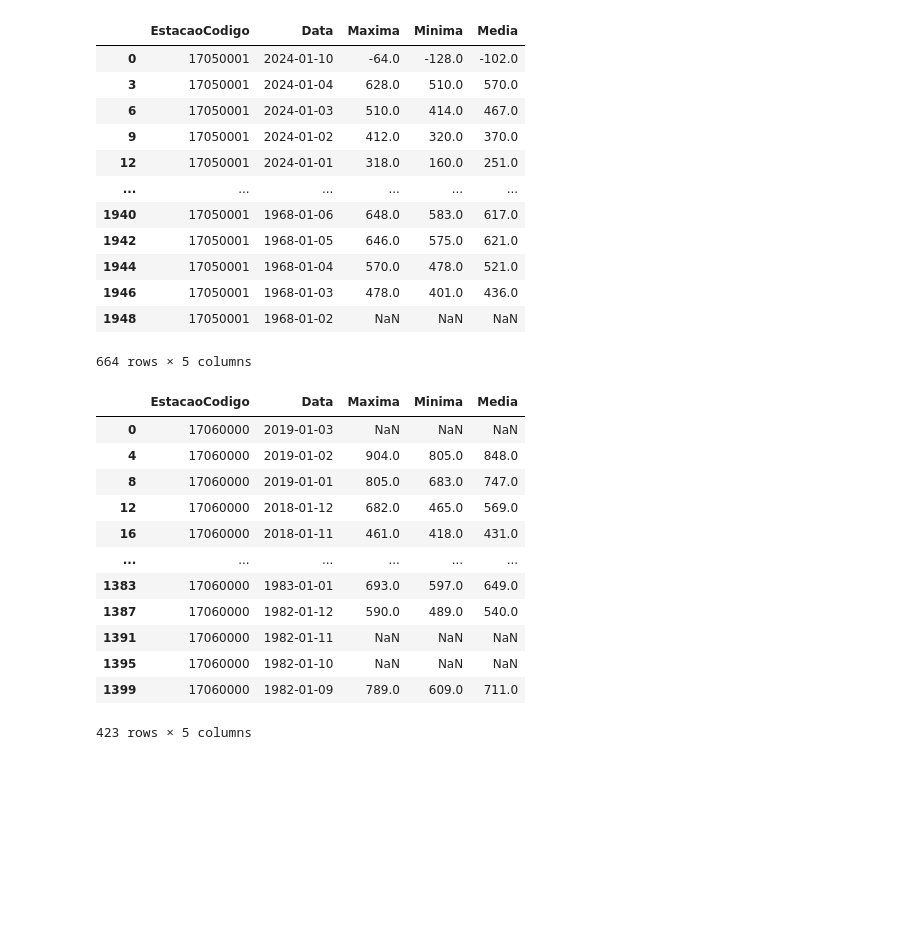
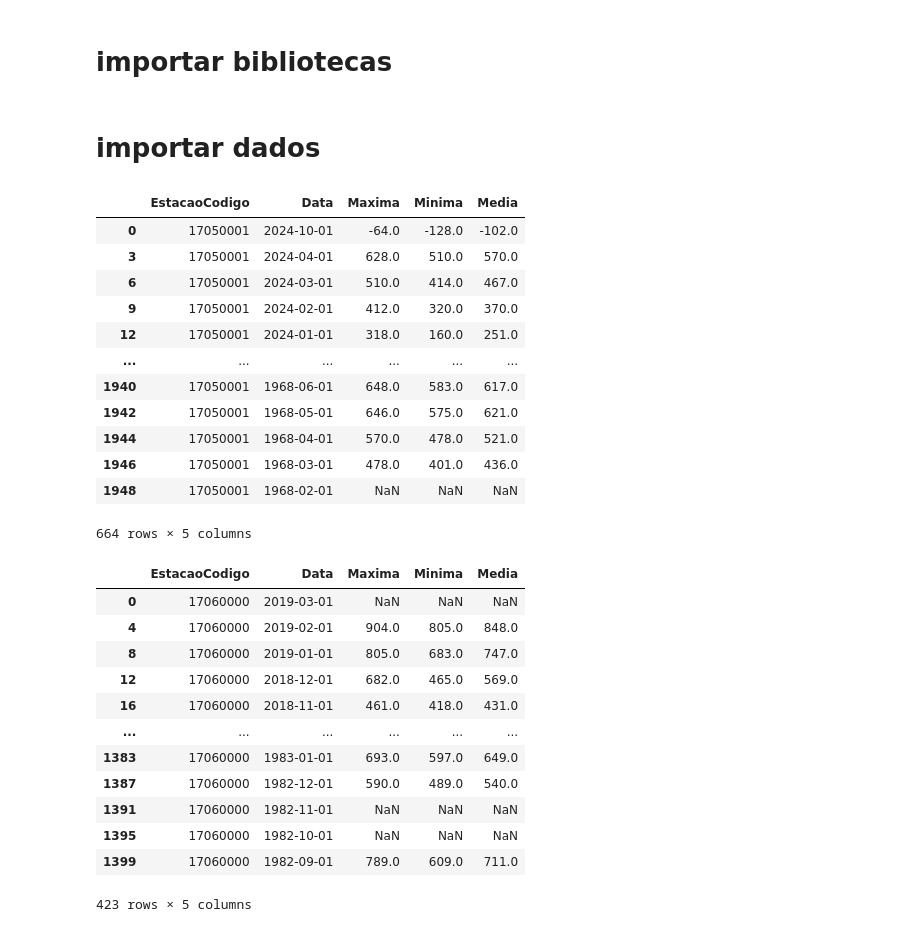
Before and after one commit to larissavaladao/py6s_harmonize_sample, a Jupyter notebook: 6. parameters_by_period/1.set_periods.ipynb, the cells around one changed output. Cells and saved outputs as stored; diff of their text form; code cells hidden in the pictures; blank space fills up the shorter version.

```diff
--- a/6. parameters_by_period/1.set_periods.ipynb
+++ b/6. parameters_by_period/1.set_periods.ipynb
@@ -1,49 +1,55 @@
 # %% [markdown]
 <a href="https://colab.research.google.com/github/larissavaladao/time_series_curuai/blob/main/6.%20parameters_by_period/1.set_periods.ipynb" target="_parent"><img src="https://colab.research.google.com/assets/colab-badge.svg" alt="Open In Colab"/></a>
+# %% [markdown]
+# importar bibliotecas
 # %%
 import pandas as pd
 import numpy as np
 import matplotlib.pyplot as plt
 import seaborn as sns
+# %% [markdown]
+# importar dados
 # %%
 #dados obidos = cotas
+#eliminar dados duplicados para o mesmo dia
 obidos = pd.read_csv('/content/drive/MyDrive/CURUAI_PROCESS/17050001_Cotas.csv').drop_duplicates(subset=['Data'])
 obidos = obidos[['EstacaoCodigo', 'Data',  'Maxima', 'Minima', 'Media' ]].copy()
-obidos['Data'] = pd.to_datetime(obidos['Data'])
+obidos['Data'] = pd.to_datetime(obidos['Data'],dayfirst=True )
 obidos
 # %% [output]
 |  | EstacaoCodigo | Data | Maxima | Minima | Media |
-| 0 | 17050001 | 2024-01-10 | -64.0 | -128.0 | -102.0 |
-| 3 | 17050001 | 2024-01-04 | 628.0 | 510.0 | 570.0 |
-| 6 | 17050001 | 2024-01-03 | 510.0 | 414.0 | 467.0 |
-| 9 | 17050001 | 2024-01-02 | 412.0 | 320.0 | 370.0 |
+| 0 | 17050001 | 2024-10-01 | -64.0 | -128.0 | -102.0 |
+| 3 | 17050001 | 2024-04-01 | 628.0 | 510.0 | 570.0 |
+| 6 | 17050001 | 2024-03-01 | 510.0 | 414.0 | 467.0 |
+| 9 | 17050001 | 2024-02-01 | 412.0 | 320.0 | 370.0 |
 | 12 | 17050001 | 2024-01-01 | 318.0 | 160.0 | 251.0 |
 | ... | ... | ... | ... | ... | ... |
-| 1940 | 17050001 | 1968-01-06 | 648.0 | 583.0 | 617.0 |
-| 1942 | 17050001 | 1968-01-05 | 646.0 | 575.0 | 621.0 |
-| 1944 | 17050001 | 1968-01-04 | 570.0 | 478.0 | 521.0 |
-| 1946 | 17050001 | 1968-01-03 | 478.0 | 401.0 | 436.0 |
-| 1948 | 17050001 | 1968-01-02 | NaN | NaN | NaN |
+| 1940 | 17050001 | 1968-06-01 | 648.0 | 583.0 | 617.0 |
+| 1942 | 17050001 | 1968-05-01 | 646.0 | 575.0 | 621.0 |
+| 1944 | 17050001 | 1968-04-01 | 570.0 | 478.0 | 521.0 |
+| 1946 | 17050001 | 1968-03-01 | 478.0 | 401.0 | 436.0 |
+| 1948 | 17050001 | 1968-02-01 | NaN | NaN | NaN |
 664 rows × 5 columns
 # %%
 # dados curuai = cotas
+#eliminar dados duplicados para o mesmo dia
 curuai = pd.read_csv('/content/drive/MyDrive/CURUAI_PROCESS/17060000_Cotas.csv').drop_duplicates(subset=['Data'])
 curuai = curuai[['EstacaoCodigo', 'Data',  'Maxima', 'Minima', 'Media' ]].copy()
-curuai['Data'] = pd.to_datetime(curuai['Data'])
+curuai['Data'] = pd.to_datetime(curuai['Data'],dayfirst=True)
 curuai
 # %% [output]
 |  | EstacaoCodigo | Data | Maxima | Minima | Media |
-| 0 | 17060000 | 2019-01-03 | NaN | NaN | NaN |
-| 4 | 17060000 | 2019-01-02 | 904.0 | 805.0 | 848.0 |
+| 0 | 17060000 | 2019-03-01 | NaN | NaN | NaN |
+| 4 | 17060000 | 2019-02-01 | 904.0 | 805.0 | 848.0 |
 | 8 | 17060000 | 2019-01-01 | 805.0 | 683.0 | 747.0 |
-| 12 | 17060000 | 2018-01-12 | 682.0 | 465.0 | 569.0 |
-| 16 | 17060000 | 2018-01-11 | 461.0 | 418.0 | 431.0 |
+| 12 | 17060000 | 2018-12-01 | 682.0 | 465.0 | 569.0 |
+| 16 | 17060000 | 2018-11-01 | 461.0 | 418.0 | 431.0 |
 | ... | ... | ... | ... | ... | ... |
 | 1383 | 17060000 | 1983-01-01 | 693.0 | 597.0 | 649.0 |
-| 1387 | 17060000 | 1982-01-12 | 590.0 | 489.0 | 540.0 |
-| 1391 | 17060000 | 1982-01-11 | NaN | NaN | NaN |
-| 1395 | 17060000 | 1982-01-10 | NaN | NaN | NaN |
-| 1399 | 17060000 | 1982-01-09 | 789.0 | 609.0 | 711.0 |
+| 1387 | 17060000 | 1982-12-01 | 590.0 | 489.0 | 540.0 |
+| 1391 | 17060000 | 1982-11-01 | NaN | NaN | NaN |
+| 1395 | 17060000 | 1982-10-01 | NaN | NaN | NaN |
+| 1399 | 17060000 | 1982-09-01 | 789.0 | 609.0 | 711.0 |
 423 rows × 5 columns
 # %%
 # concatenar dados das duas estações e restringir para o periodo de tempo que há dados em curuai
```
Also changed, not shown: parts of 22 cells of this notebook.
